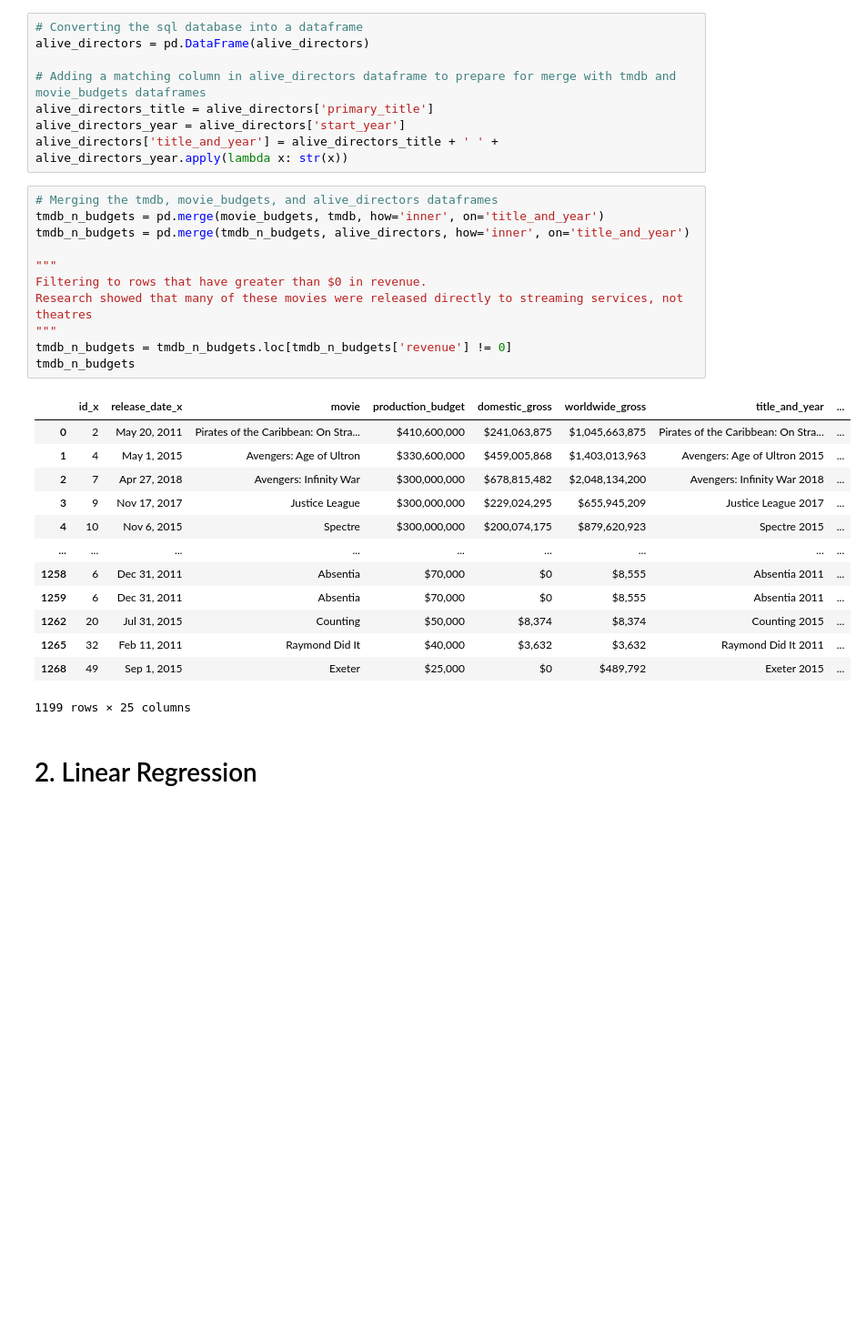
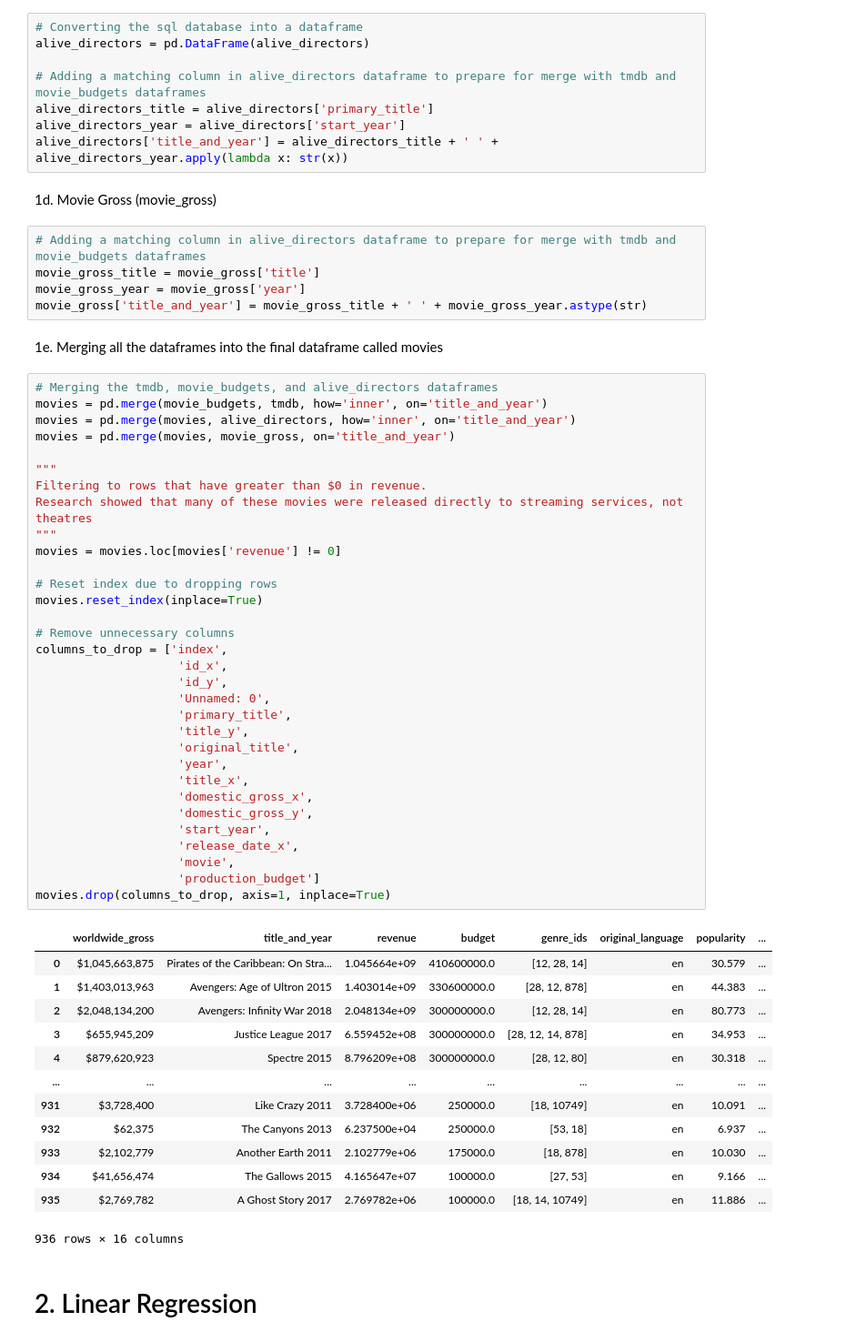
Before and after one commit to xuqc01/Movie-Data-Analysis, a Jupyter notebook: movie-data-analysis.ipynb, the cells around one changed output. Shown at 91% size. Cells and saved outputs as stored; diff of their text form; blank space fills up the shorter version.

Commit message:
Finalized table

```diff
--- a/movie-data-analysis.ipynb
+++ b/movie-data-analysis.ipynb
@@ -83,31 +83,61 @@ alive_directors = pd.DataFrame(alive_directors)
 alive_directors_title = alive_directors['primary_title']
 alive_directors_year = alive_directors['start_year']
 alive_directors['title_and_year'] = alive_directors_title + ' ' + alive_directors_year.apply(lambda x: str(x))
+# %% [markdown]
+1d. Movie Gross (movie_gross)
+# %%
+# Adding a matching column in alive_directors dataframe to prepare for merge with tmdb and movie_budgets dataframes
+movie_gross_title = movie_gross['title']
+movie_gross_year = movie_gross['year']
+movie_gross['title_and_year'] = movie_gross_title + ' ' + movie_gross_year.astype(str)
+# %% [markdown]
+1e. Merging all the dataframes into the final dataframe called movies
 # %%
 # Merging the tmdb, movie_budgets, and alive_directors dataframes
-tmdb_n_budgets = pd.merge(movie_budgets, tmdb, how='inner', on='title_and_year')
-tmdb_n_budgets = pd.merge(tmdb_n_budgets, alive_directors, how='inner', on='title_and_year')
+movies = pd.merge(movie_budgets, tmdb, how='inner', on='title_and_year')
+movies = pd.merge(movies, alive_directors, how='inner', on='title_and_year')
+movies = pd.merge(movies, movie_gross, on='title_and_year')
 
 """
 Filtering to rows that have greater than $0 in revenue.
 Research showed that many of these movies were released directly to streaming services, not theatres
 """
-tmdb_n_budgets = tmdb_n_budgets.loc[tmdb_n_budgets['revenue'] != 0]
-tmdb_n_budgets
+movies = movies.loc[movies['revenue'] != 0]
+
+# Reset index due to dropping rows
+movies.reset_index(inplace=True)
+
+# Remove unnecessary columns
+columns_to_drop = ['index',
+                    'id_x',
+                    'id_y',
+                    'Unnamed: 0',
+                    'primary_title',
+                    'title_y',
+                    'original_title',
+                    'year',
+                    'title_x',
+                    'domestic_gross_x',
+                    'domestic_gross_y',
+                    'start_year',
+                    'release_date_x',
+                    'movie',
+                    'production_budget']
+movies.drop(columns_to_drop, axis=1, inplace=True)
 # %% [output]
-|  | id_x | release_date_x | movie | production_budget | domestic_gross | worldwide_gross | title_and_year | ... |
-| 0 | 2 | May 20, 2011 | Pirates of the Caribbean: On Stra... | $410,600,000 | $241,063,875 | $1,045,663,875 | Pirates of the Caribbean: On Stra... | ... |
-| 1 | 4 | May 1, 2015 | Avengers: Age of Ultron | $330,600,000 | $459,005,868 | $1,403,013,963 | Avengers: Age of Ultron 2015 | ... |
-| 2 | 7 | Apr 27, 2018 | Avengers: Infinity War | $300,000,000 | $678,815,482 | $2,048,134,200 | Avengers: Infinity War 2018 | ... |
-| 3 | 9 | Nov 17, 2017 | Justice League | $300,000,000 | $229,024,295 | $655,945,209 | Justice League 2017 | ... |
-| 4 | 10 | Nov 6, 2015 | Spectre | $300,000,000 | $200,074,175 | $879,620,923 | Spectre 2015 | ... |
+|  | worldwide_gross | title_and_year | revenue | budget | genre_ids | original_language | popularity | ... |
+| 0 | $1,045,663,875 | Pirates of the Caribbean: On Stra... | 1.045664e+09 | 410600000.0 | [12, 28, 14] | en | 30.579 | ... |
+| 1 | $1,403,013,963 | Avengers: Age of Ultron 2015 | 1.403014e+09 | 330600000.0 | [28, 12, 878] | en | 44.383 | ... |
+| 2 | $2,048,134,200 | Avengers: Infinity War 2018 | 2.048134e+09 | 300000000.0 | [12, 28, 14] | en | 80.773 | ... |
+| 3 | $655,945,209 | Justice League 2017 | 6.559452e+08 | 300000000.0 | [28, 12, 14, 878] | en | 34.953 | ... |
+| 4 | $879,620,923 | Spectre 2015 | 8.796209e+08 | 300000000.0 | [28, 12, 80] | en | 30.318 | ... |
 | ... | ... | ... | ... | ... | ... | ... | ... | ... |
-| 1258 | 6 | Dec 31, 2011 | Absentia | $70,000 | $0 | $8,555 | Absentia 2011 | ... |
-| 1259 | 6 | Dec 31, 2011 | Absentia | $70,000 | $0 | $8,555 | Absentia 2011 | ... |
-| 1262 | 20 | Jul 31, 2015 | Counting | $50,000 | $8,374 | $8,374 | Counting 2015 | ... |
-| 1265 | 32 | Feb 11, 2011 | Raymond Did It | $40,000 | $3,632 | $3,632 | Raymond Did It 2011 | ... |
-| 1268 | 49 | Sep 1, 2015 | Exeter | $25,000 | $0 | $489,792 | Exeter 2015 | ... |
+| 931 | $3,728,400 | Like Crazy 2011 | 3.728400e+06 | 250000.0 | [18, 10749] | en | 10.091 | ... |
+| 932 | $62,375 | The Canyons 2013 | 6.237500e+04 | 250000.0 | [53, 18] | en | 6.937 | ... |
+| 933 | $2,102,779 | Another Earth 2011 | 2.102779e+06 | 175000.0 | [18, 878] | en | 10.030 | ... |
+| 934 | $41,656,474 | The Gallows 2015 | 4.165647e+07 | 100000.0 | [27, 53] | en | 9.166 | ... |
+| 935 | $2,769,782 | A Ghost Story 2017 | 2.769782e+06 | 100000.0 | [18, 14, 10749] | en | 11.886 | ... |
-1199 rows × 25 columns
+936 rows × 16 columns
 # %% [markdown]
 # 2. Linear Regression
 # %% [markdown]
```
Also changed, not shown: parts of 15 cells of this notebook.
